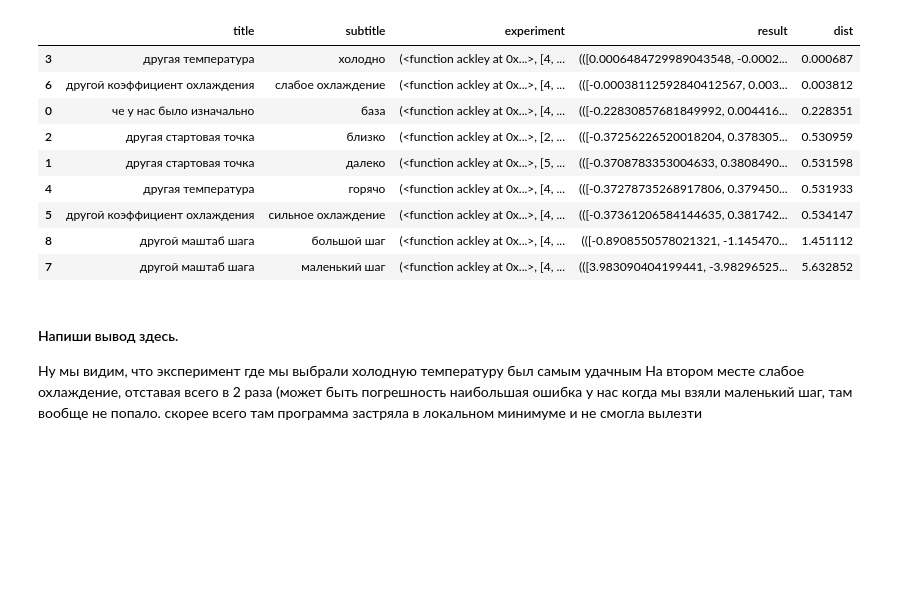
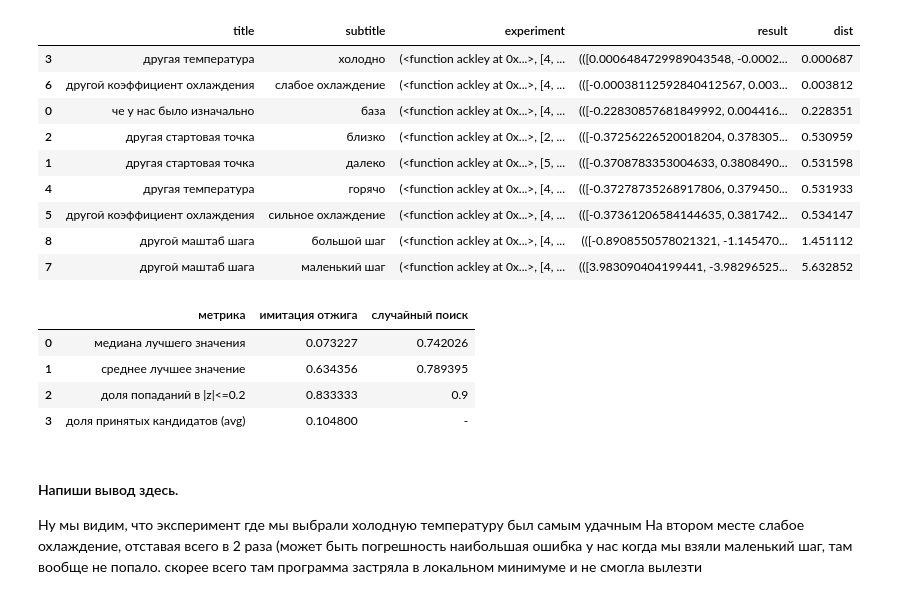
Before and after one commit to pxc1984/competitive-py, a Jupyter notebook: ai/Неделя 2_Введение в ИИ_Основной уровень_ДЗ.ipynb, the cells around one changed output. Drawn from its saved outputs; the diff is of its cells as text; code cells hidden in the pictures; blank space fills up the shorter version.

```diff
--- a/ai/Неделя 2_Введение в ИИ_Основной уровень_ДЗ.ipynb
+++ b/ai/Неделя 2_Введение в ИИ_Основной уровень_ДЗ.ipynb
@@ -454,6 +455,77 @@ df_results.sort_values("dist")
 | 5 | другой коэффициент охлаждения | сильное охлаждение | (<function ackley at 0x...>, [4, ... | (([-0.37361206584144635, 0.381742... | 0.534147 |
 | 8 | другой маштаб шага | большой шаг | (<function ackley at 0x...>, [4, ... | (([-0.8908550578021321, -1.145470... | 1.451112 |
 | 7 | другой маштаб шага | маленький шаг | (<function ackley at 0x...>, [4, ... | (([3.983090404199441, -3.98296525... | 5.632852 |
+# %%
+n_runs = 30
+n_iter = 2000
+bounds_arr = np.array([[-5, 5], [-5, 5]])
+
+sa_best_values = []
+sa_distances = []
+sa_acc_rates = []
+
+random_best_values = []
+random_distances = []
+
+for i in range(n_runs):
+    seed = i
+
+    best_z_f, hist = simulated_annealing_2d(
+        ackley,
+        np.array([4.0, -4.0]),
+        t0=3.0,
+        alpha=0.995,
+        n_steps=n_iter,
+        step_scale=0.6,
+        bounds=(-5, 5),
+        seed=seed,
+    )
+    sa_best_values.append(best_z_f[1])
+    sa_distances.append(math.dist(best_z_f[0], (0, 0)))
+    sa_acc_rates.append(np.mean(hist["accepted"]))
+
+    rs_result = random_search(
+        ackley,
+        bounds_arr,
+        n_iter=n_iter,
+        seed=seed,
+    )
+    random_best_values.append(rs_result["best_value"])
+    # у меня оно тут чето пайчарм ругается, но по факту math.dist спокойно хавает np.ndarray
+    random_distances.append(math.dist(rs_result["best_x"], (0, 0)))
+
+sa_best_values = np.array(sa_best_values)
+sa_distances = np.array(sa_distances)
+random_best_values = np.array(random_best_values)
+random_distances = np.array(random_distances)
+
+comparison = pd.DataFrame({
+    "метрика": [
+        "медиана лучшего значения",
+        "среднее лучшее значение",
+        "доля попаданий в |z|<=0.2",
+        "доля принятых кандидатов (avg)",
+    ],
+    "имитация отжига": [
+        np.median(sa_best_values),
+        np.mean(sa_best_values),
+        np.mean(sa_distances <= 0.2),
+        np.mean(sa_acc_rates),
+    ],
+    "случайный поиск": [
+        np.median(random_best_values),
+        np.mean(random_best_values),
+        np.mean(random_distances <= 0.2),
+        "-",
+    ],
+})
+comparison
+# %% [output]
+|  | метрика | имитация отжига | случайный поиск |
+| 0 | медиана лучшего значения | 0.073227 | 0.742026 |
+| 1 | среднее лучшее значение | 0.634356 | 0.789395 |
+| 2 | доля попаданий в |z|<=0.2 | 0.833333 | 0.9 |
+| 3 | доля принятых кандидатов (avg) | 0.104800 | - |
 # %% [markdown]
 #### Напиши вывод здесь.
 Ну мы видим, что эксперимент где мы выбрали холодную температуру был самым удачным
```
Also changed, not shown: parts of 1 cell of this notebook.
